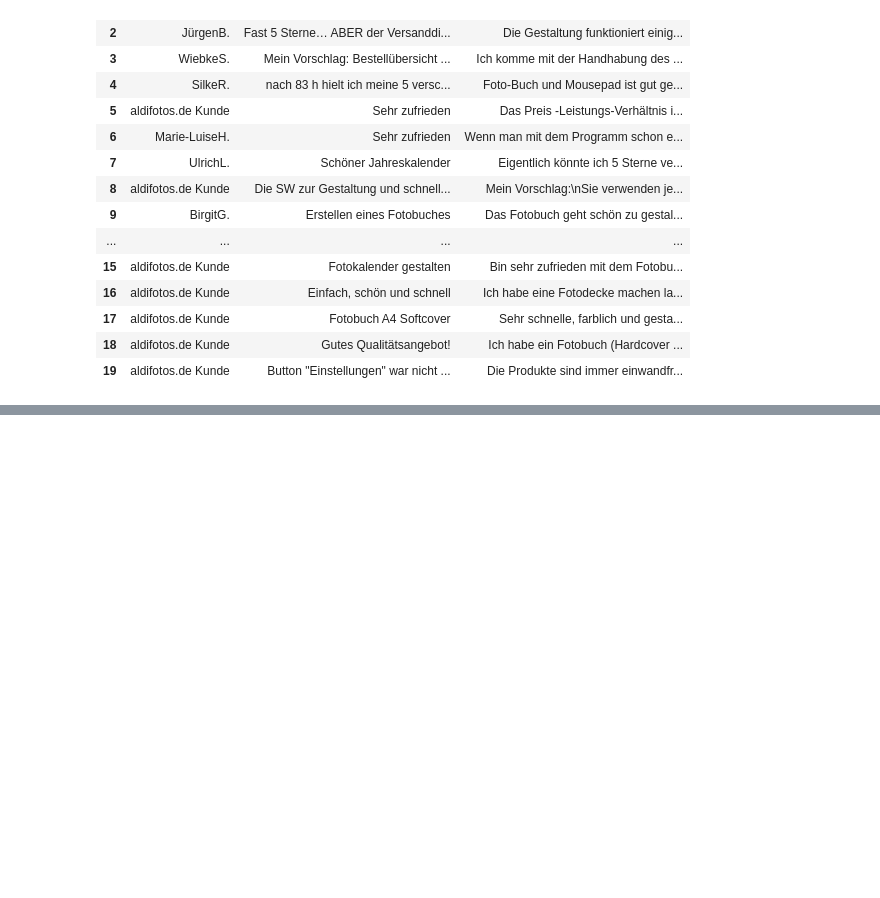
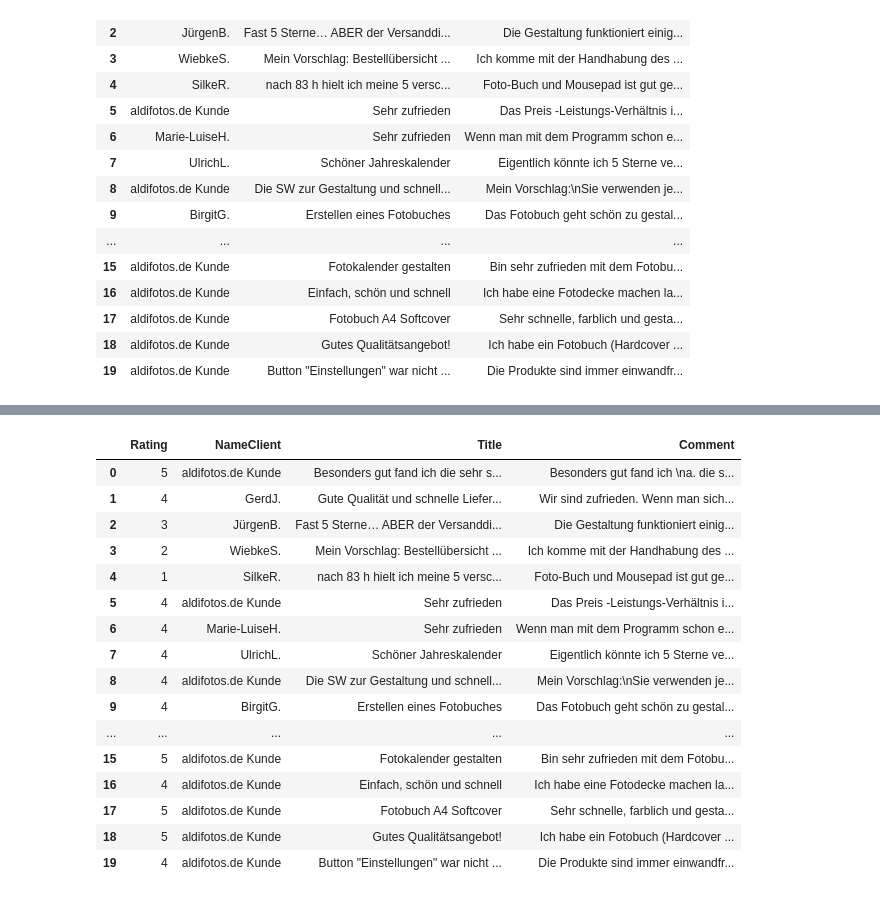
Before and after one commit to lionel-richy/Web_Scraping_with_Python, a Jupyter notebook: WebScraping_AldiFotos.ipynb, the cells around one changed output, grey strips where cells are left out. Cells and saved outputs as stored; diff of their text form; code cells hidden in the pictures; blank space fills up the shorter version.

```diff
--- a/WebScraping_AldiFotos.ipynb
+++ b/WebScraping_AldiFotos.ipynb
@@ -104,0 +200,20 @@ df.head(55)
+# %%
+df.head(25)
+# %% [output]
+|  | Rating | NameClient | Title | Comment |
+| 0 | 5 | aldifotos.de Kunde | Besonders gut fand ich die sehr s... | Besonders gut fand ich \na. die s... |
+| 1 | 4 | GerdJ. | Gute Qualität und schnelle Liefer... | Wir sind zufrieden. Wenn man sich... |
+| 2 | 3 | JürgenB. | Fast 5 Sterne… ABER der Versanddi... | Die Gestaltung funktioniert einig... |
+| 3 | 2 | WiebkeS. | Mein Vorschlag: Bestellübersicht ... | Ich komme mit der Handhabung des ... |
+| 4 | 1 | SilkeR. | nach 83 h hielt ich meine 5 versc... | Foto-Buch und Mousepad ist gut ge... |
+| 5 | 4 | aldifotos.de Kunde | Sehr zufrieden | Das Preis -Leistungs-Verhältnis i... |
+| 6 | 4 | Marie-LuiseH. | Sehr zufrieden | Wenn man mit dem Programm schon e... |
+| 7 | 4 | UlrichL. | Schöner Jahreskalender | Eigentlich könnte ich 5 Sterne ve... |
+| 8 | 4 | aldifotos.de Kunde | Die SW zur Gestaltung und schnell... | Mein Vorschlag:\nSie verwenden je... |
+| 9 | 4 | BirgitG. | Erstellen eines Fotobuches | Das Fotobuch geht schön zu gestal... |
+| ... | ... | ... | ... | ... |
+| 15 | 5 | aldifotos.de Kunde | Fotokalender gestalten | Bin sehr zufrieden mit dem Fotobu... |
+| 16 | 4 | aldifotos.de Kunde | Einfach, schön und schnell | Ich habe eine Fotodecke machen la... |
+| 17 | 5 | aldifotos.de Kunde | Fotobuch A4 Softcover | Sehr schnelle, farblich und gesta... |
+| 18 | 5 | aldifotos.de Kunde | Gutes Qualitätsangebot! | Ich habe ein Fotobuch (Hardcover ... |
+| 19 | 4 | aldifotos.de Kunde | Button "Einstellungen" war nicht ... | Die Produkte sind immer einwandfr... |
```
Also changed, not shown: parts of 2 cells of this notebook.
